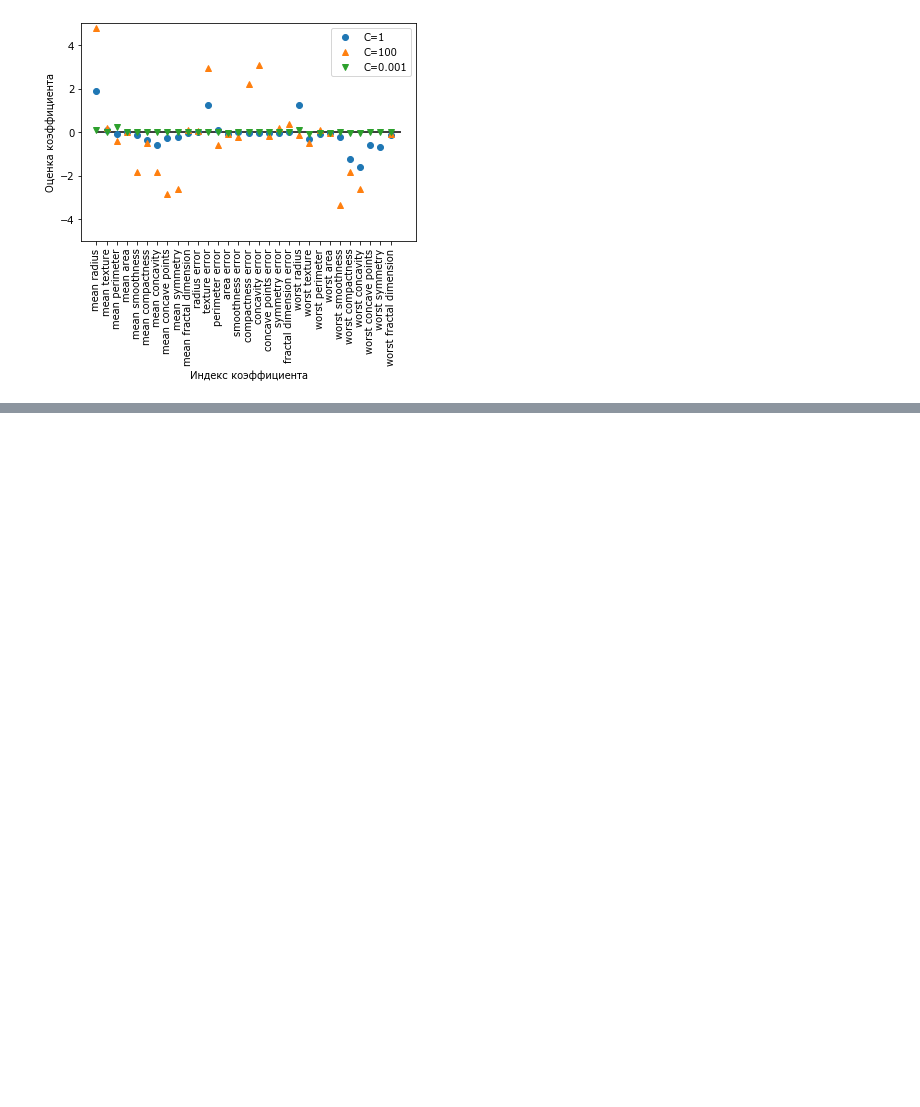
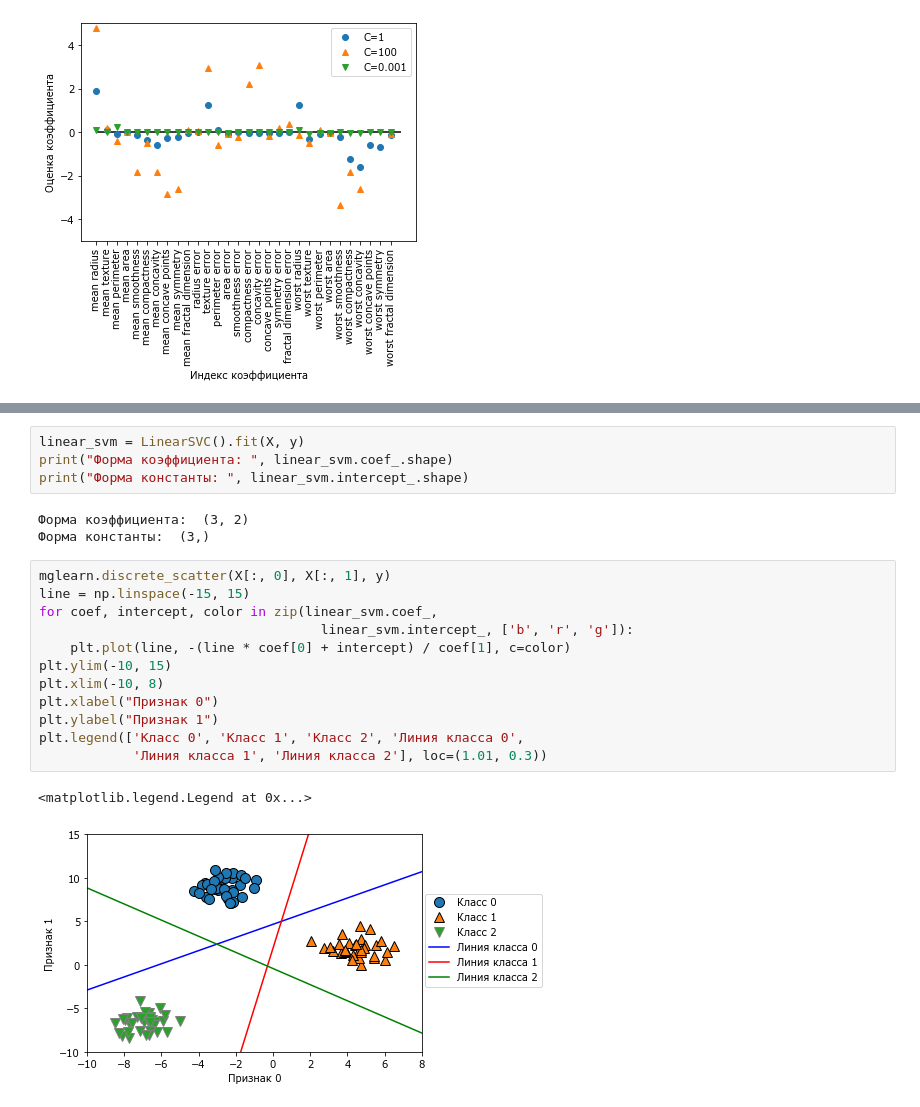
Before and after one commit to fray517/ml, a Jupyter notebook: machine_learning_1.ipynb, the cells around one changed output, grey strips where cells are left out. Drawn from its saved outputs; the diff is of its cells as text; blank space fills up the shorter version.

```diff
--- a/machine_learning_1.ipynb
+++ b/machine_learning_1.ipynb
@@ -574,0 +610,22 @@ plt.legend()
+# %%
+linear_svm = LinearSVC().fit(X, y)
+print("Форма коэффициента: ", linear_svm.coef_.shape)
+print("Форма константы: ", linear_svm.intercept_.shape)
+# %% [output]
+Форма коэффициента:  (3, 2)
+Форма константы:  (3,)
+# %%
+mglearn.discrete_scatter(X[:, 0], X[:, 1], y)
+line = np.linspace(-15, 15)
+for coef, intercept, color in zip(linear_svm.coef_,
+                                    linear_svm.intercept_, ['b', 'r', 'g']):
+    plt.plot(line, -(line * coef[0] + intercept) / coef[1], c=color)
+plt.ylim(-10, 15)
+plt.xlim(-10, 8)
+plt.xlabel("Признак 0")
+plt.ylabel("Признак 1")
+plt.legend(['Класс 0', 'Класс 1', 'Класс 2', 'Линия класса 0',
+            'Линия класса 1', 'Линия класса 2'], loc=(1.01, 0.3))
+# %% [output]
+<matplotlib.legend.Legend at 0x...>
+[figure, added]
```
Also changed, not shown: parts of 6 cells of this notebook.
